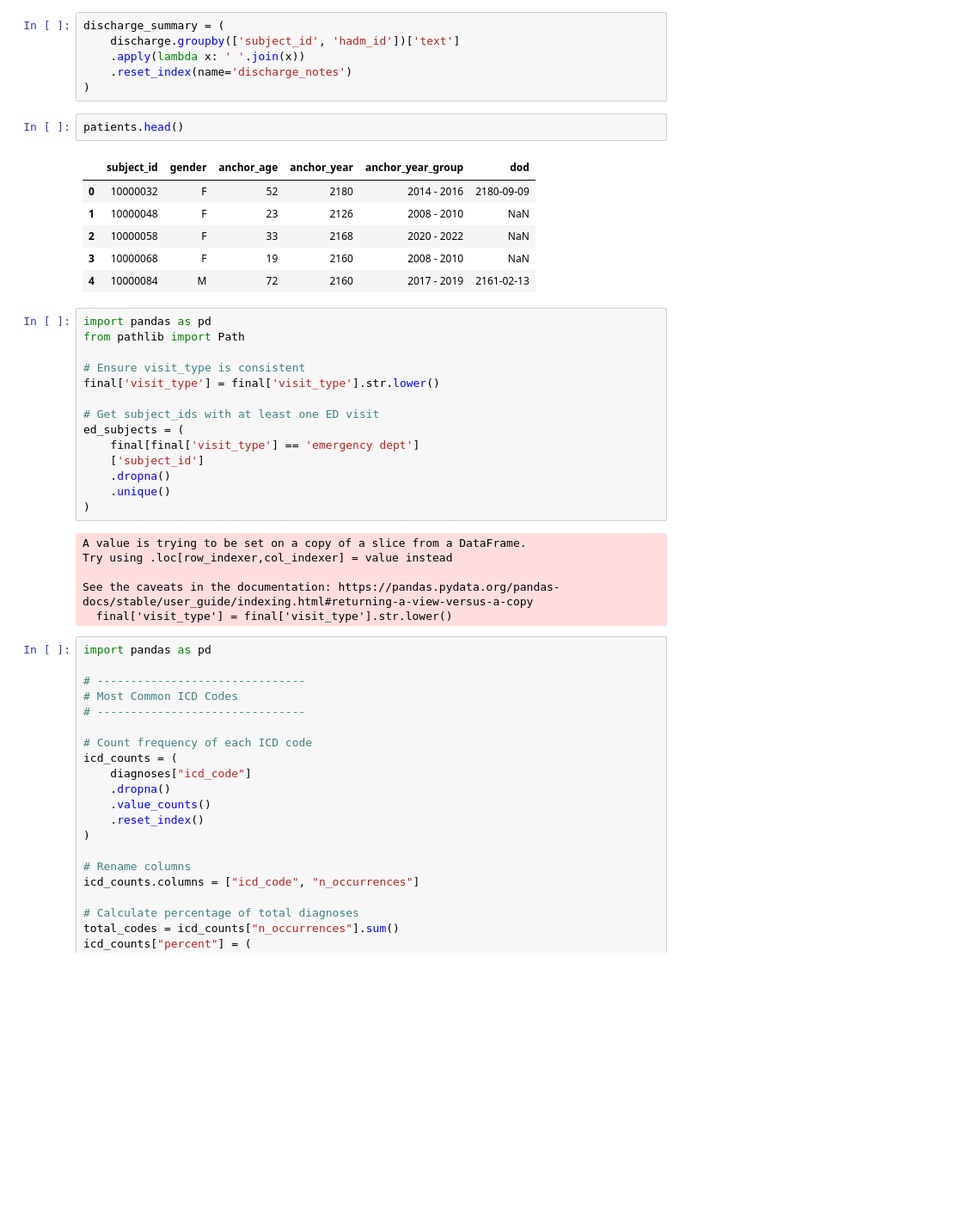
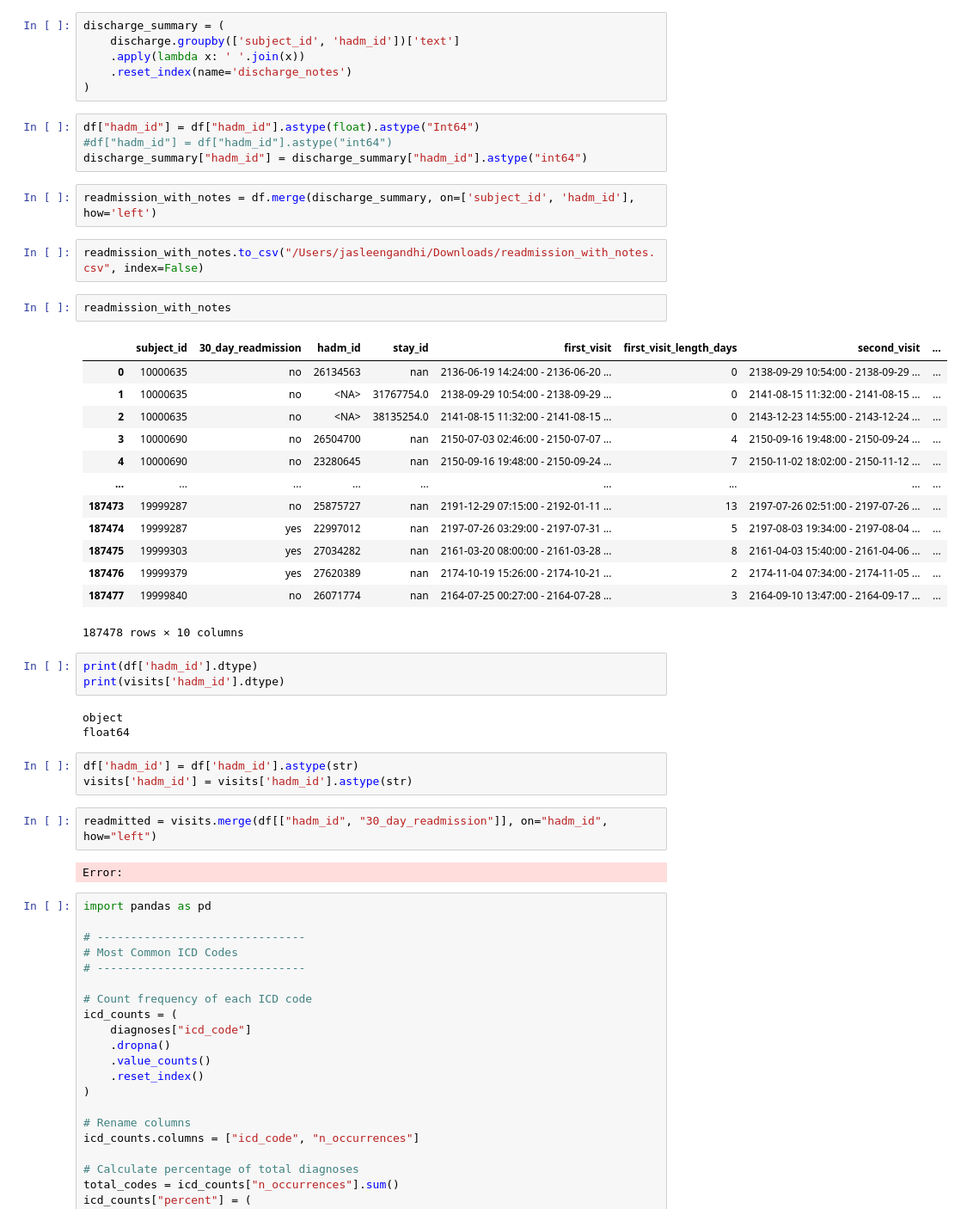
Before and after one commit to zacharysilver/MIMIC-NLP-Vanderbilt, a Jupyter notebook: CS_HNLP.ipynb, the cells around one changed output. Shown at 86% size. Saved outputs shown, nothing was run; the diff lists cells and outputs as text; blank space fills up the shorter version.

```diff
--- a/CS_HNLP.ipynb
+++ b/CS_HNLP.ipynb
@@ -143,35 +260,43 @@ discharge_summary = (
     .apply(lambda x: ' '.join(x))
     .reset_index(name='discharge_notes')
 )
-# %%
-patients.head()
-# %% [output]
-|  | subject_id | gender | anchor_age | anchor_year | anchor_year_group | dod |
-| 0 | 10000032 | F | 52 | 2180 | 2014 - 2016 | 2180-09-09 |
-| 1 | 10000048 | F | 23 | 2126 | 2008 - 2010 | NaN |
-| 2 | 10000058 | F | 33 | 2168 | 2020 - 2022 | NaN |
-| 3 | 10000068 | F | 19 | 2160 | 2008 - 2010 | NaN |
-| 4 | 10000084 | M | 72 | 2160 | 2017 - 2019 | 2161-02-13 |
-# %%
-import pandas as pd
-from pathlib import Path
-
-# Ensure visit_type is consistent
-final['visit_type'] = final['visit_type'].str.lower()
-
-# Get subject_ids with at least one ED visit
-ed_subjects = (
-    final[final['visit_type'] == 'emergency dept']
-    ['subject_id']
-    .dropna()
-    .unique()
-)
-# %% [output]
-A value is trying to be set on a copy of a slice from a DataFrame.
-Try using .loc[row_indexer,col_indexer] = value instead
-
-See the caveats in the documentation: https://pandas.pydata.org/pandas-docs/stable/user_guide/indexing.html#returning-a-view-versus-a-copy
-  final['visit_type'] = final['visit_type'].str.lower()
+# %%
+df["hadm_id"] = df["hadm_id"].astype(float).astype("Int64")
+#df["hadm_id"] = df["hadm_id"].astype("int64")
+discharge_summary["hadm_id"] = discharge_summary["hadm_id"].astype("int64")
+# %%
+readmission_with_notes = df.merge(discharge_summary, on=['subject_id', 'hadm_id'], how='left')
+# %%
+readmission_with_notes.to_csv("/Users/jasleengandhi/Downloads/readmission_with_notes.csv", index=False)
+# %%
+readmission_with_notes
+# %% [output]
+|  | subject_id | 30_day_readmission | hadm_id | stay_id | first_visit | first_visit_length_days | second_visit | ... |
+| 0 | 10000635 | no | 26134563 | nan | 2136-06-19 14:24:00 - 2136-06-20 ... | 0 | 2138-09-29 10:54:00 - 2138-09-29 ... | ... |
+| 1 | 10000635 | no | <NA> | 31767754.0 | 2138-09-29 10:54:00 - 2138-09-29 ... | 0 | 2141-08-15 11:32:00 - 2141-08-15 ... | ... |
+| 2 | 10000635 | no | <NA> | 38135254.0 | 2141-08-15 11:32:00 - 2141-08-15 ... | 0 | 2143-12-23 14:55:00 - 2143-12-24 ... | ... |
+| 3 | 10000690 | no | 26504700 | nan | 2150-07-03 02:46:00 - 2150-07-07 ... | 4 | 2150-09-16 19:48:00 - 2150-09-24 ... | ... |
+| 4 | 10000690 | no | 23280645 | nan | 2150-09-16 19:48:00 - 2150-09-24 ... | 7 | 2150-11-02 18:02:00 - 2150-11-12 ... | ... |
+| ... | ... | ... | ... | ... | ... | ... | ... | ... |
+| 187473 | 19999287 | no | 25875727 | nan | 2191-12-29 07:15:00 - 2192-01-11 ... | 13 | 2197-07-26 02:51:00 - 2197-07-26 ... | ... |
+| 187474 | 19999287 | yes | 22997012 | nan | 2197-07-26 03:29:00 - 2197-07-31 ... | 5 | 2197-08-03 19:34:00 - 2197-08-04 ... | ... |
+| 187475 | 19999303 | yes | 27034282 | nan | 2161-03-20 08:00:00 - 2161-03-28 ... | 8 | 2161-04-03 15:40:00 - 2161-04-06 ... | ... |
+| 187476 | 19999379 | yes | 27620389 | nan | 2174-10-19 15:26:00 - 2174-10-21 ... | 2 | 2174-11-04 07:34:00 - 2174-11-05 ... | ... |
+| 187477 | 19999840 | no | 26071774 | nan | 2164-07-25 00:27:00 - 2164-07-28 ... | 3 | 2164-09-10 13:47:00 - 2164-09-17 ... | ... |
+187478 rows × 10 columns
+# %%
+print(df['hadm_id'].dtype)
+print(visits['hadm_id'].dtype)
+# %% [output]
+object
+float64
+# %%
+df['hadm_id'] = df['hadm_id'].astype(str)
+visits['hadm_id'] = visits['hadm_id'].astype(str)
+# %%
+readmitted = visits.merge(df[["hadm_id", "30_day_readmission"]], on="hadm_id", how="left")
+# %% [output]
+Error:
 # %%
 import pandas as pd
 
```
Also changed, not shown: parts of 40 cells of this notebook.
